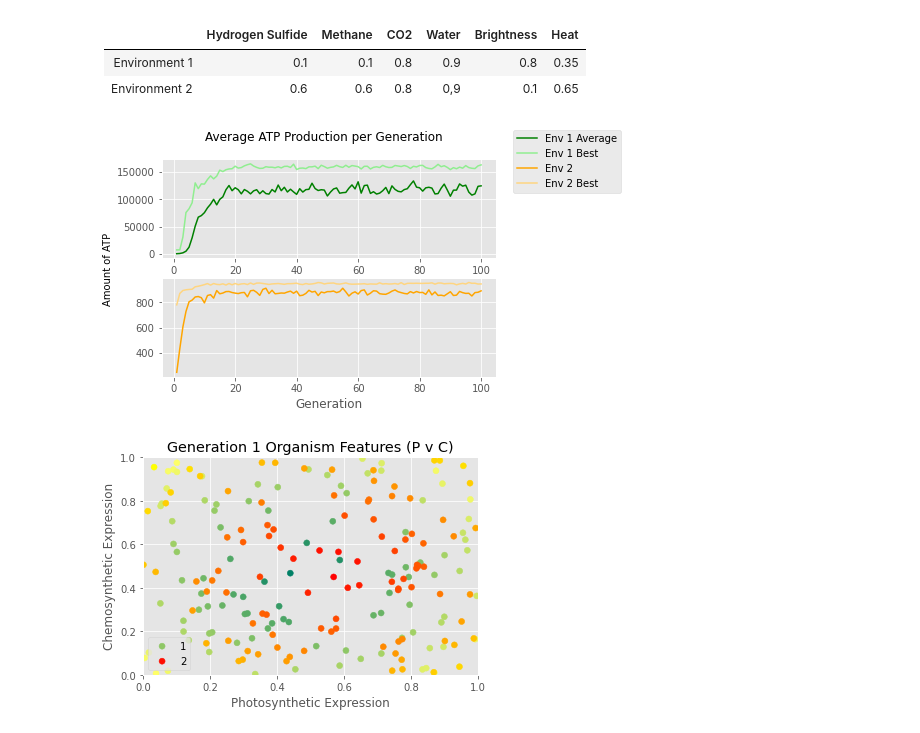
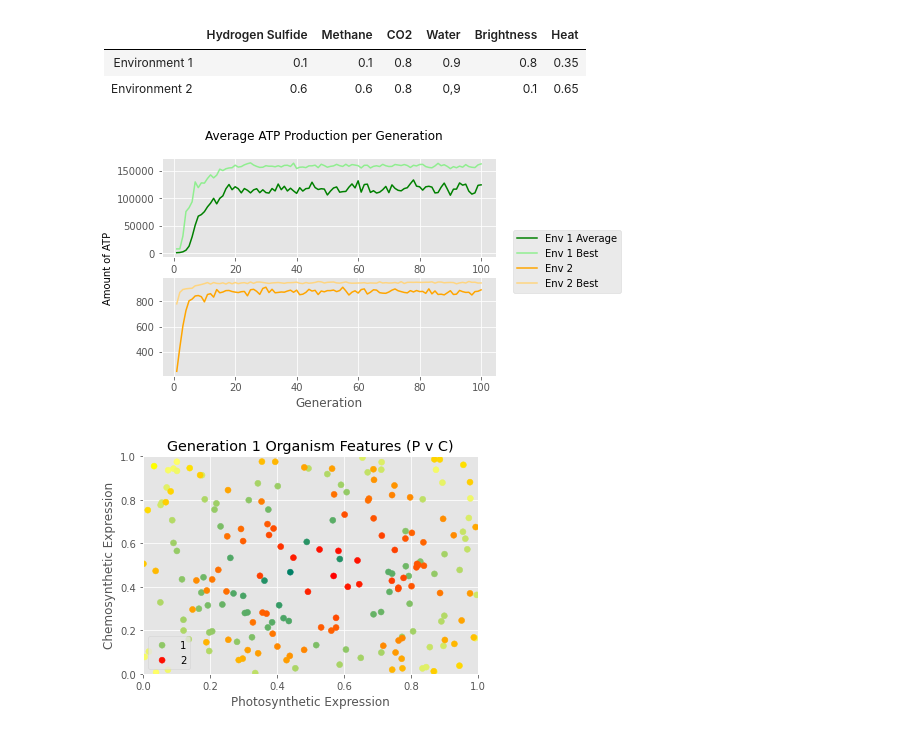
Before and after one commit to NikhilMukraj/apbioproject, a Jupyter notebook: data visualization.ipynb, the cells around one changed output. Saved outputs shown, nothing was run; the diff lists cells and outputs as text; code cells hidden in the pictures.

Commit message:
added images

```diff
--- a/data visualization.ipynb
+++ b/data visualization.ipynb
@@ -34,25 +34,25 @@ c_se = [np.std(i)/np.sqrt(epochs) for i in scores_c]
 # %%
 x = [i + 1 for i in range(100)]
 
 plt.style.use('ggplot')
 
 fig, axs = plt.subplots(2)
 fig.suptitle('Average ATP Production per Generation')
 fig.text(-.01, .5, 'Amount of ATP', va='center', rotation='vertical')
 axs[0].set_xlabel('Generation')
 axs[0].plot(x, p_avgs,c='green',label='Env 1 Average')
 axs[0].plot(x, p_maxes,c='#90EE90',label='Env 1 Best')
 #plt.errorbar(x, p_avgs, yerr=p_se)
 axs[1].set_xlabel('Generation')
 axs[1].plot(x, c_avgs,c='orange',label='Env 2')
 axs[1].plot(x, c_maxes,c='#FFD580',label='Env 2 Best')
 #plt.errorbar(x, c_avgs, yerr=c_se)
-fig.legend(bbox_to_anchor=(1.2, 1))
+fig.legend(bbox_to_anchor=(1.2, .65))
 plt.show()
 
 # say somewhere what the standard error was
 # %% [output]
-[figure, old version]
+[figure, new version]
 # %%
 env_1_label = 'Env 1'
 env_2_label = 'Env 2'
```
Also changed, not shown: 9 other files.
